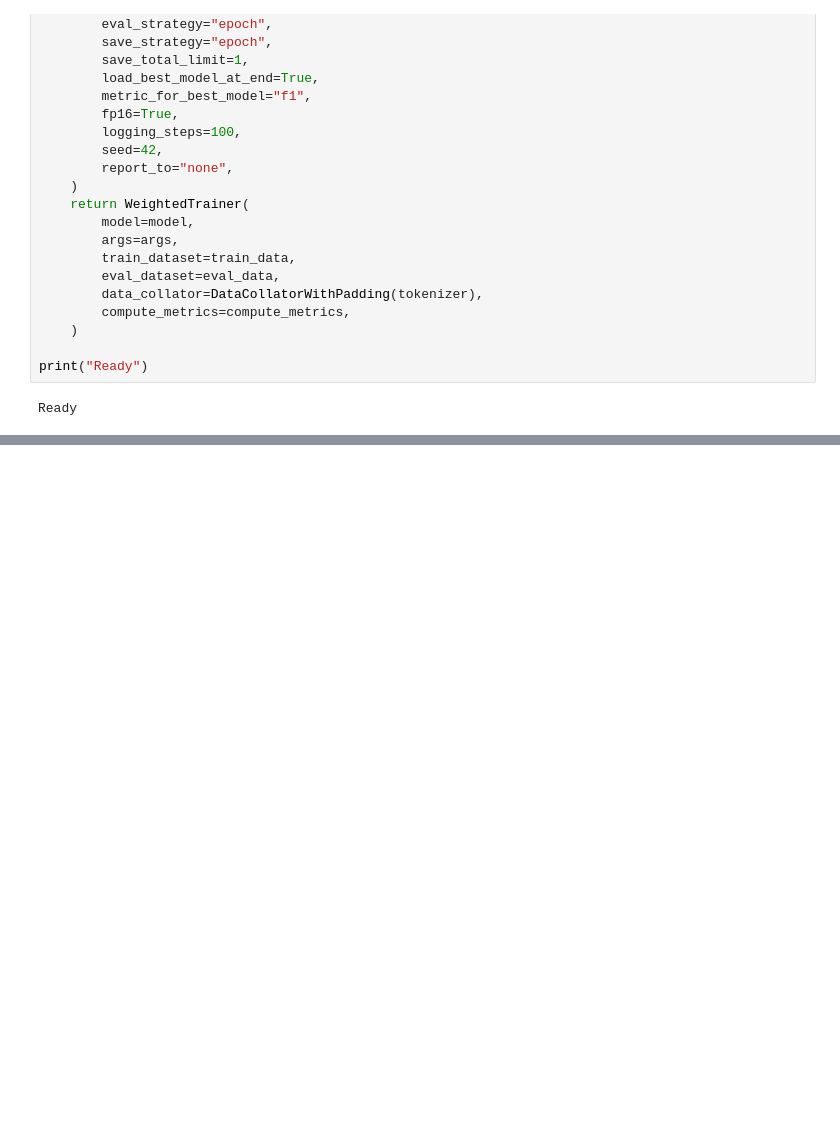
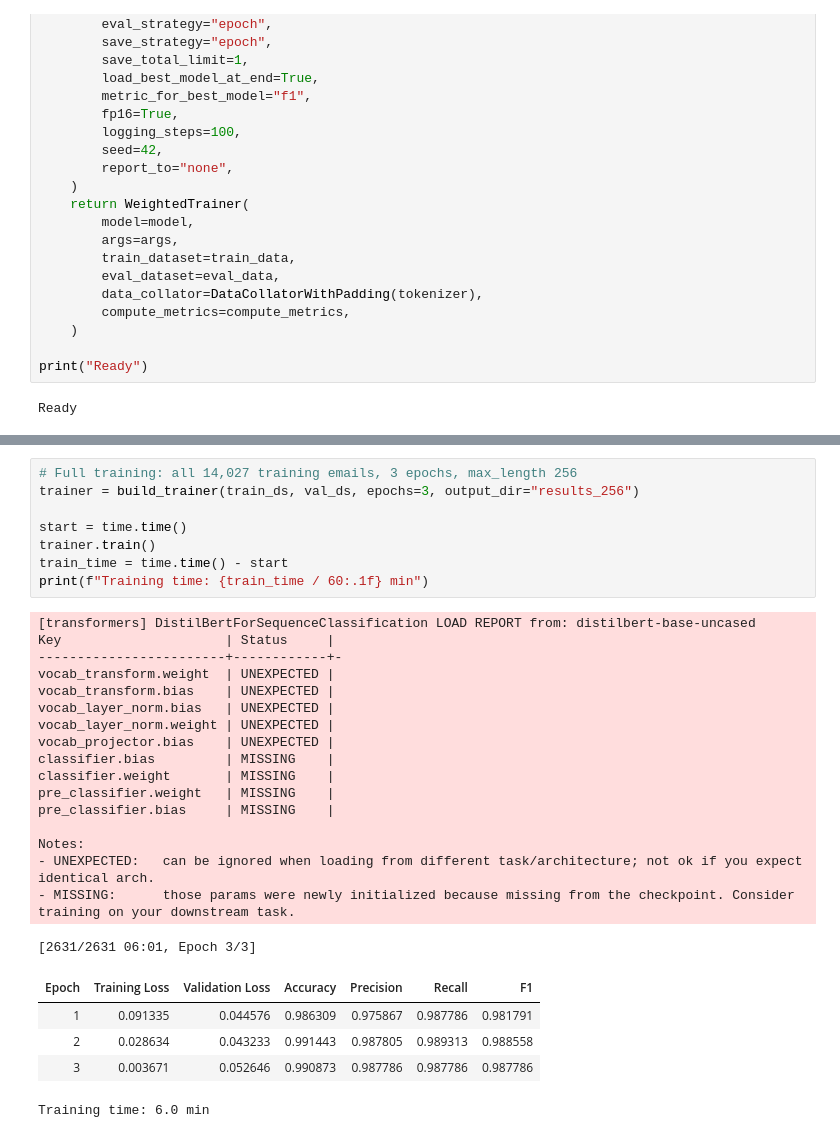
Before and after one commit to CristianoMSilva/DistilBERT-FL-Playground, a Jupyter notebook: 03_baseline_training.ipynb, the cells around one changed output, grey strips where cells are left out. Cells and saved outputs as stored; diff of their text form; blank space fills up the shorter version.

Commit message:
Add full training and test evaluation (max_length 256)

```diff
--- a/03_baseline_training.ipynb
+++ b/03_baseline_training.ipynb
@@ -178,0 +178,31 @@ Training time: 16 s
+# %%
+# Full training: all 14,027 training emails, 3 epochs, max_length 256
+trainer = build_trainer(train_ds, val_ds, epochs=3, output_dir="results_256")
+
+start = time.time()
+trainer.train()
+train_time = time.time() - start
+print(f"Training time: {train_time / 60:.1f} min")
+# %% [output]
+[transformers] DistilBertForSequenceClassification LOAD REPORT from: distilbert-base-uncased
+Key                     | Status     |
+------------------------+------------+-
+vocab_transform.weight  | UNEXPECTED |
+vocab_transform.bias    | UNEXPECTED |
+vocab_layer_norm.bias   | UNEXPECTED |
+vocab_layer_norm.weight | UNEXPECTED |
+vocab_projector.bias    | UNEXPECTED |
+classifier.bias         | MISSING    |
+classifier.weight       | MISSING    |
+pre_classifier.weight   | MISSING    |
+pre_classifier.bias     | MISSING    |
+
+Notes:
+- UNEXPECTED:   can be ignored when loading from different task/architecture; not ok if you expect identical arch.
+- MISSING:      those params were newly initialized because missing from the checkpoint. Consider training on your downstream task.
+[2631/2631 06:01, Epoch 3/3]
+| Epoch | Training Loss | Validation Loss | Accuracy | Precision | Recall | F1 |
+| 1 | 0.091335 | 0.044576 | 0.986309 | 0.975867 | 0.987786 | 0.981791 |
+| 2 | 0.028634 | 0.043233 | 0.991443 | 0.987805 | 0.989313 | 0.988558 |
+| 3 | 0.003671 | 0.052646 | 0.990873 | 0.987786 | 0.987786 | 0.987786 |
+Training time: 6.0 min
```
Also changed, not shown: parts of 2 cells of this notebook.
